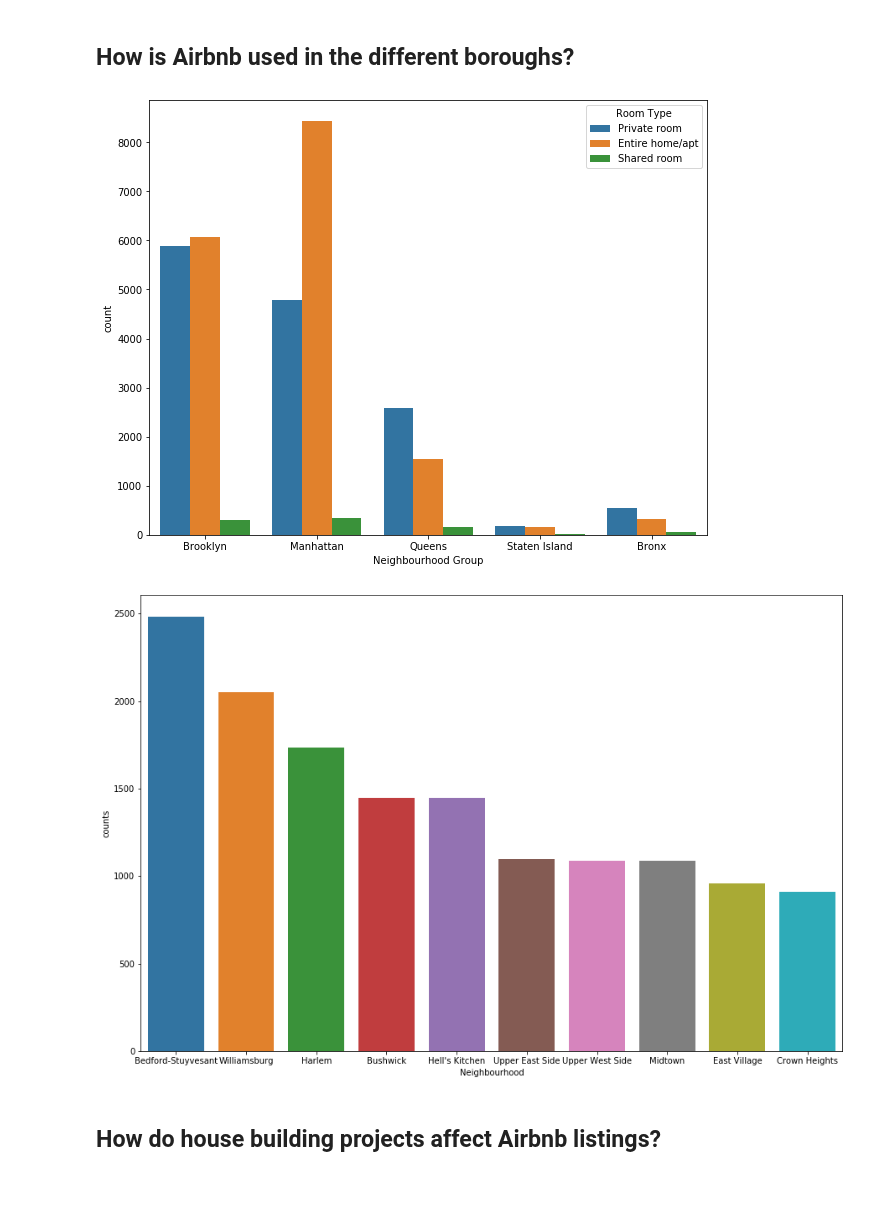
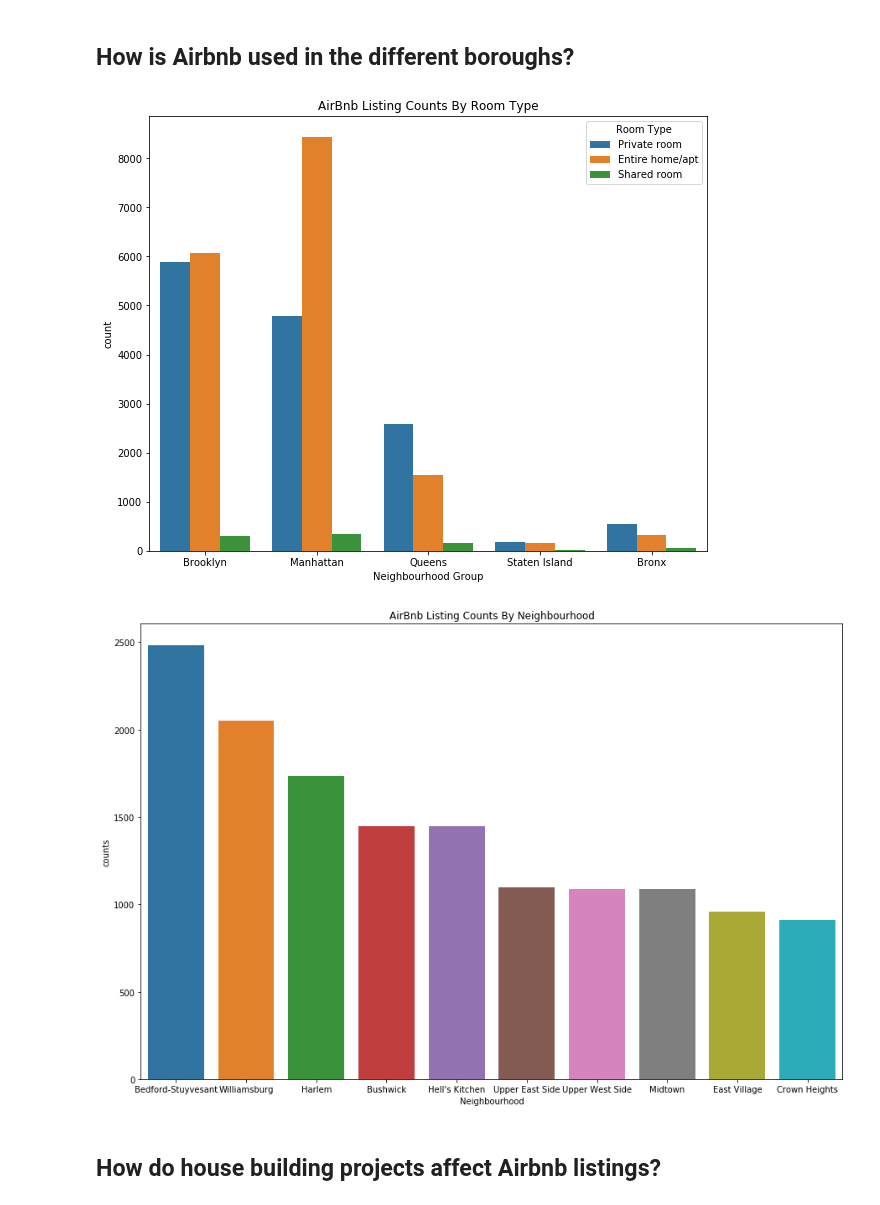
Before and after one commit to hayden4davey/Project1-Group2, a Jupyter notebook: Final Airbnb Analysis.ipynb, the cells around one changed output. Saved outputs shown, nothing was run; the diff lists cells and outputs as text; code cells hidden in the pictures.

```diff
--- a/Final Airbnb Analysis.ipynb
+++ b/Final Airbnb Analysis.ipynb
@@ -141,18 +141,22 @@ plt.show()
 # %%
 plt.figure(figsize=(10,8))
 sns.countplot(x="Neighbourhood Group", hue="Room Type", data=abb_df)
+plt.title('AirBnb Listing Counts By Room Type')
+plt.savefig('Output/ListingsByRoomType')
 plt.show()
 # %% [output]
-[figure, old version]
+[figure, new version]
 # %%
 popneighbourhood = abb_df['Neighbourhood'].value_counts().head(10).reset_index()
 popneighbourhood.columns = ['Neighbourhood','counts']
 
 plt.figure(figsize=(15,10))
 sns.barplot(x='Neighbourhood', y='counts', data=popneighbourhood)
+plt.title('AirBnb Listing Counts By Neighbourhood')
+plt.savefig('Output/ListingsByNeighbourhood')
 plt.show()
 # %% [output]
-[figure, old version]
+[figure, new version]
 # %% [markdown]
 ## How do house building projects affect Airbnb listings?
 # %%
```
Also changed, not shown: 2 other files.
